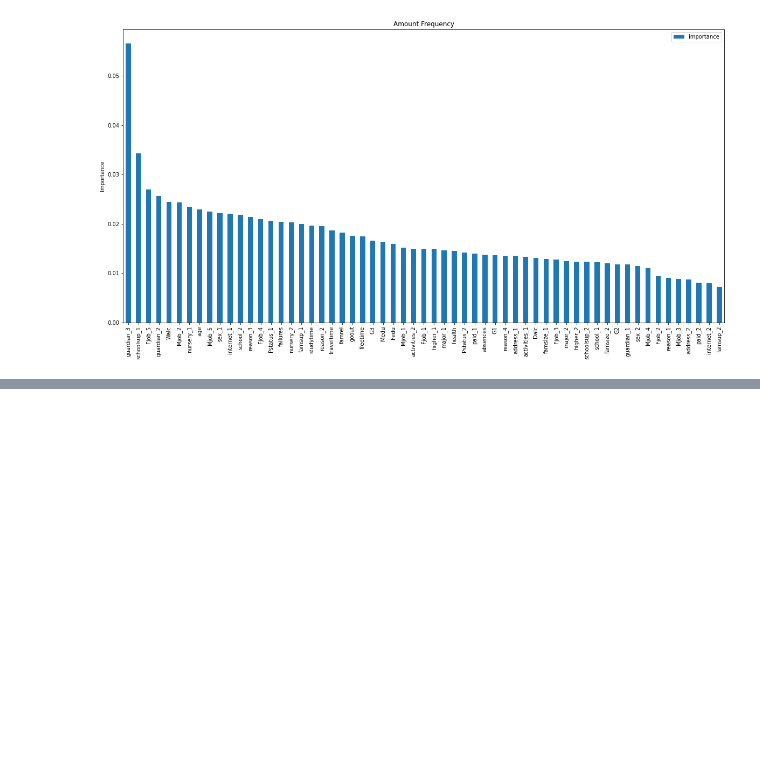
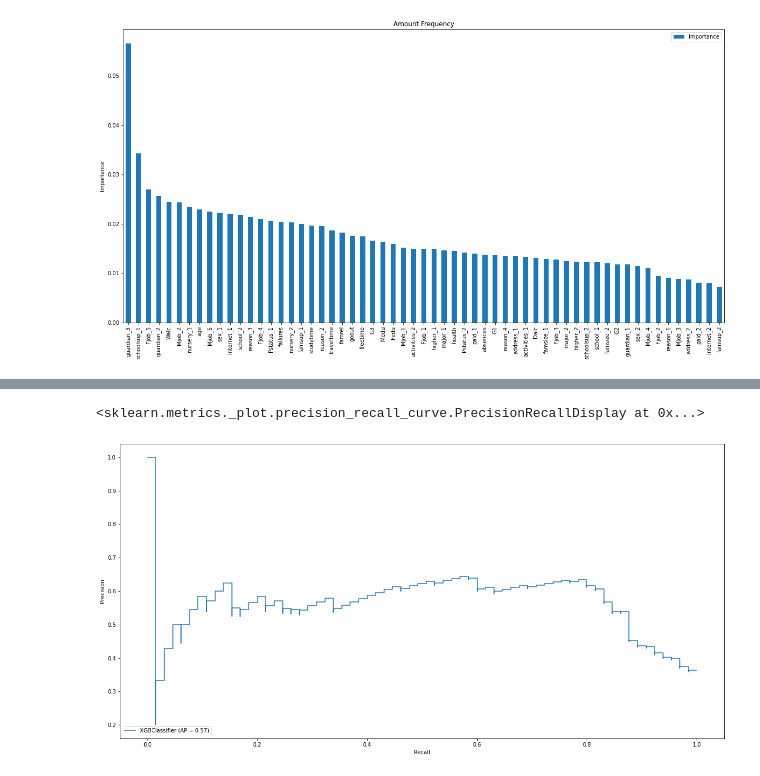
Before and after one commit to HaZdula/alcohol_romantics, a Jupyter notebook: Tuning.ipynb, the cells around one changed output, grey strips where cells are left out. Cells and saved outputs as stored; diff of their text form; code cells hidden in the pictures; blank space fills up the shorter version.

```diff
--- a/Tuning.ipynb
+++ b/Tuning.ipynb
@@ -212,0 +225,5 @@ ax.set_xticklabels(names)
+# %%
+plot_precision_recall_curve(xgb_model, X_test, y_test)
+# %% [output]
+<sklearn.metrics._plot.precision_recall_curve.PrecisionRecallDisplay at 0x...>
+[figure, added]
```
Also changed, not shown: parts of 3 cells of this notebook.
